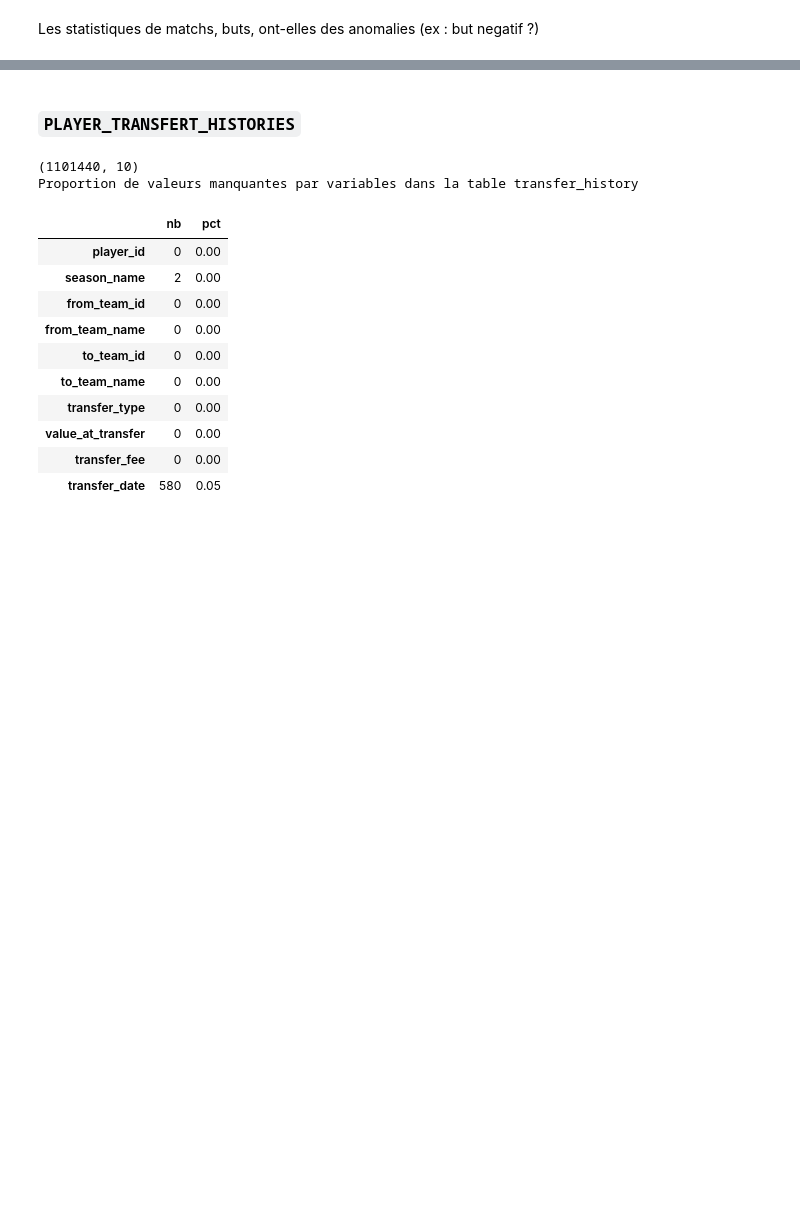
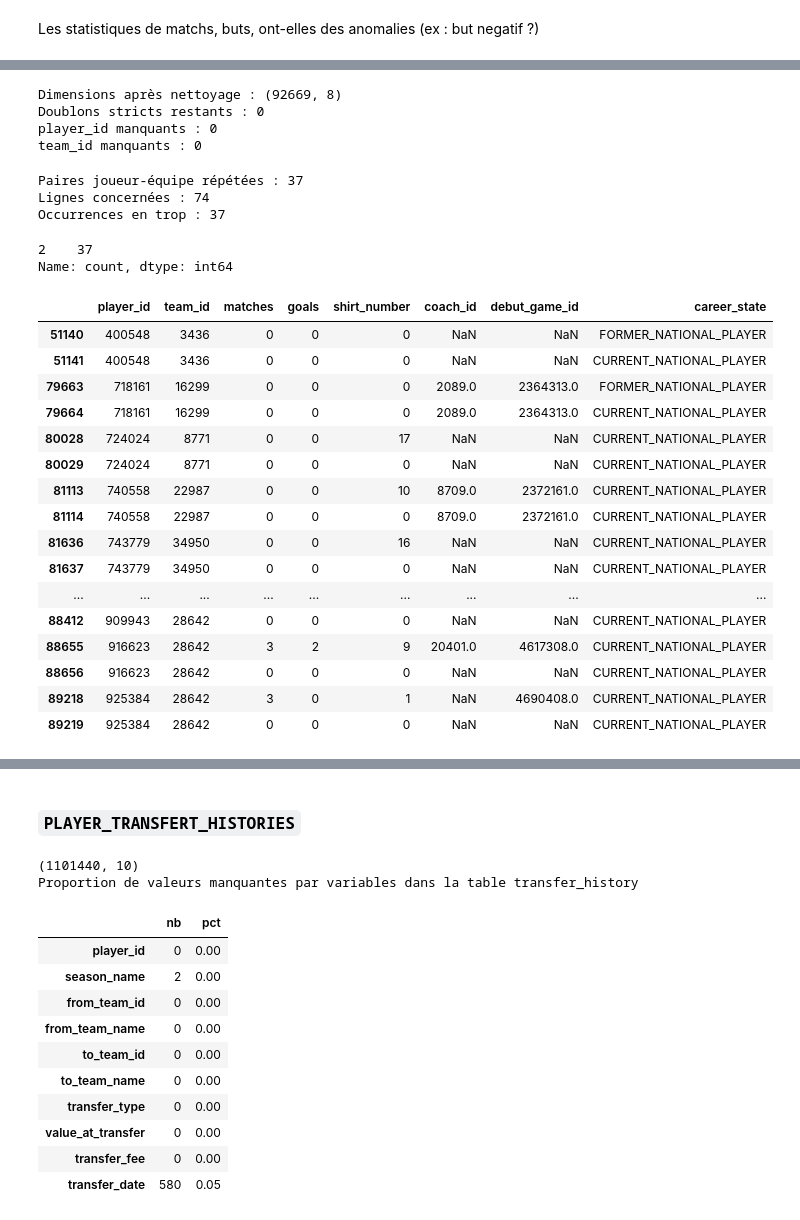
Before and after one commit to Charlesptrd/football-key-person-insurance, a Jupyter notebook: notebooks/01_database.ipynb, the cells around one changed output, grey strips where cells are left out. Cells and saved outputs as stored; diff of their text form; code cells hidden in the pictures; blank space fills up the shorter version.

```diff
--- a/notebooks/01_database.ipynb
+++ b/notebooks/01_database.ipynb
@@ -1387,0 +1674,65 @@ max      223.000000    141.000000
+# %%
+nat_perf_nettoyee = tables["player_national_performances"].drop(
+    columns=["debut"]
+).copy()
+
+tables["player_national_performances"] = nat_perf_nettoyee
+
+print("Dimensions après nettoyage :", nat_perf_nettoyee.shape)
+print("Doublons stricts restants :", nat_perf_nettoyee.duplicated().sum())
+print("player_id manquants :", nat_perf_nettoyee["player_id"].isna().sum())
+print("team_id manquants :", nat_perf_nettoyee["team_id"].isna().sum())
+
+assert nat_perf_nettoyee.shape == (92669, 8)
+assert nat_perf_nettoyee.duplicated().sum() == 0
+assert nat_perf_nettoyee["player_id"].notna().all()
+assert nat_perf_nettoyee["team_id"].notna().all()
+# %% [output]
+Dimensions après nettoyage : (92669, 8)
+Doublons stricts restants : 0
+player_id manquants : 0
+team_id manquants : 0
+# %%
+nat_perf = tables["player_national_performances"]
+
+tailles_paires = nat_perf.groupby(
+    ["player_id", "team_id"],
+    dropna=False
+).size()
+
+paires_repetees = tailles_paires[tailles_paires > 1]
+lignes_repetees = nat_perf.loc[
+    nat_perf.duplicated(["player_id", "team_id"], keep=False)
+].sort_values(["player_id", "team_id"])
+
+print("Paires joueur-équipe répétées :", len(paires_repetees))
+print("Lignes concernées :", len(lignes_repetees))
+print(
+    "Occurrences en trop :",
+    nat_perf.duplicated(["player_id", "team_id"]).sum()
+)
+display(paires_repetees.value_counts().sort_index())
+display(lignes_repetees.head(30))
+# %% [output]
+Paires joueur-équipe répétées : 37
+Lignes concernées : 74
+Occurrences en trop : 37
+2    37
+Name: count, dtype: int64
+|  | player_id | team_id | matches | goals | shirt_number | coach_id | debut_game_id | career_state |
+| 51140 | 400548 | 3436 | 0 | 0 | 0 | NaN | NaN | FORMER_NATIONAL_PLAYER |
+| 51141 | 400548 | 3436 | 0 | 0 | 0 | NaN | NaN | CURRENT_NATIONAL_PLAYER |
+| 79663 | 718161 | 16299 | 0 | 0 | 0 | 2089.0 | 2364313.0 | FORMER_NATIONAL_PLAYER |
+| 79664 | 718161 | 16299 | 0 | 0 | 0 | 2089.0 | 2364313.0 | CURRENT_NATIONAL_PLAYER |
+| 80028 | 724024 | 8771 | 0 | 0 | 17 | NaN | NaN | CURRENT_NATIONAL_PLAYER |
+| 80029 | 724024 | 8771 | 0 | 0 | 0 | NaN | NaN | CURRENT_NATIONAL_PLAYER |
+| 81113 | 740558 | 22987 | 0 | 0 | 10 | 8709.0 | 2372161.0 | CURRENT_NATIONAL_PLAYER |
+| 81114 | 740558 | 22987 | 0 | 0 | 0 | 8709.0 | 2372161.0 | CURRENT_NATIONAL_PLAYER |
+| 81636 | 743779 | 34950 | 0 | 0 | 16 | NaN | NaN | CURRENT_NATIONAL_PLAYER |
+| 81637 | 743779 | 34950 | 0 | 0 | 0 | NaN | NaN | CURRENT_NATIONAL_PLAYER |
+| ... | ... | ... | ... | ... | ... | ... | ... | ... |
+| 88412 | 909943 | 28642 | 0 | 0 | 0 | NaN | NaN | CURRENT_NATIONAL_PLAYER |
+| 88655 | 916623 | 28642 | 3 | 2 | 9 | 20401.0 | 4617308.0 | CURRENT_NATIONAL_PLAYER |
+| 88656 | 916623 | 28642 | 0 | 0 | 0 | NaN | NaN | CURRENT_NATIONAL_PLAYER |
+| 89218 | 925384 | 28642 | 3 | 0 | 1 | NaN | 4690408.0 | CURRENT_NATIONAL_PLAYER |
+| 89219 | 925384 | 28642 | 0 | 0 | 0 | NaN | NaN | CURRENT_NATIONAL_PLAYER |
```
Also changed, not shown: parts of 17 cells of this notebook.
